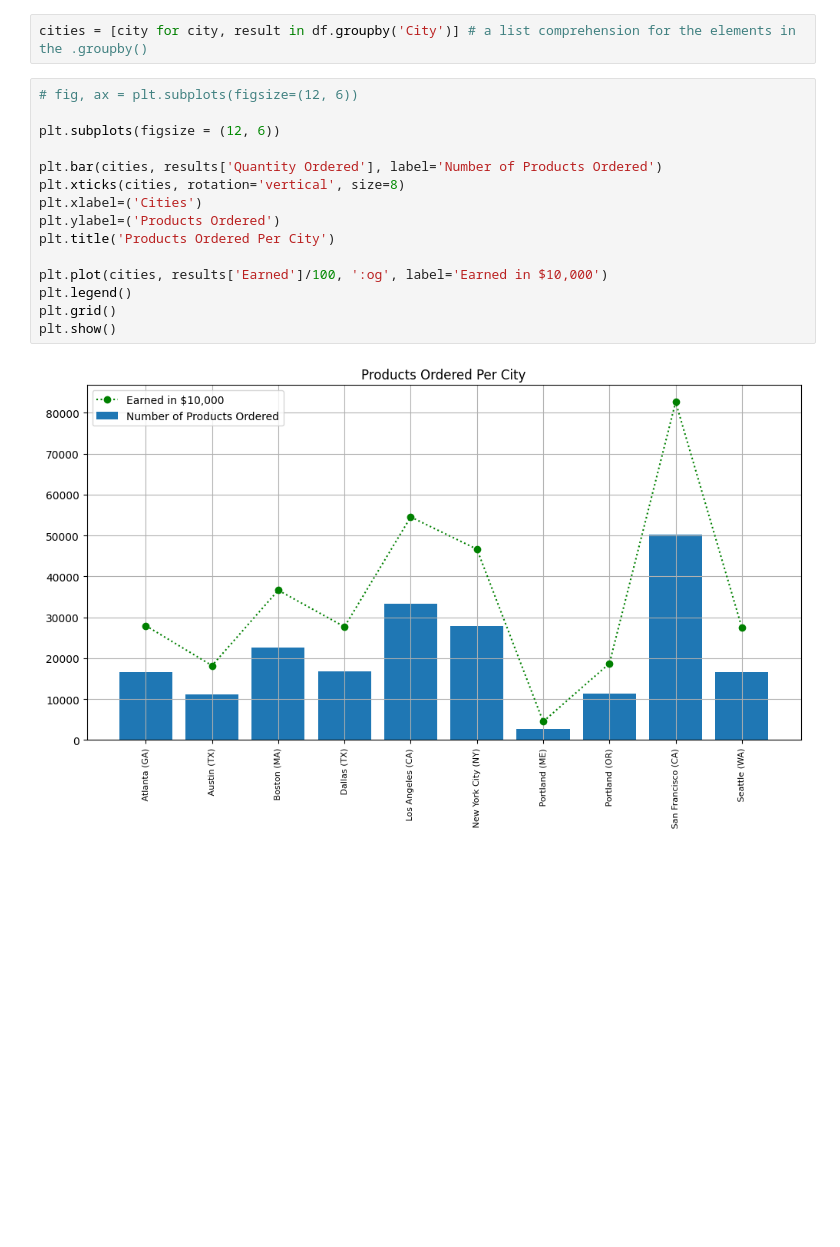
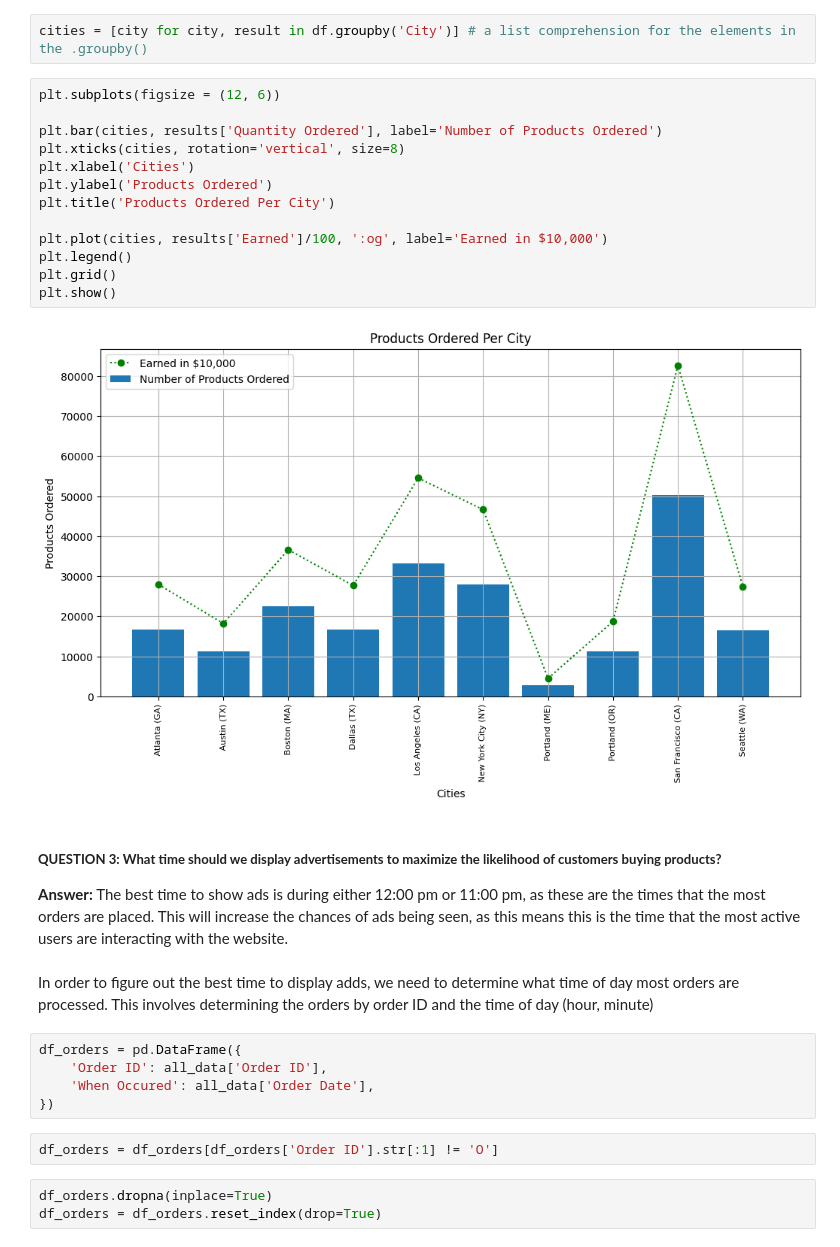
Before and after one commit to MrChristianL/Online-Sales-Data-Anaylsis, a Jupyter notebook: SalesAnalysis/Analysis.ipynb, the cells around one changed output. Drawn from its saved outputs; the diff is of its cells as text; blank space fills up the shorter version.

Commit message:
Finished questions, still need to finalize style and order of finished report

```diff
--- a/SalesAnalysis/Analysis.ipynb
+++ b/SalesAnalysis/Analysis.ipynb
@@ -263,19 +263,33 @@ To plot this, we need to have a list of just the unique values of the cities ava
 # %%
 cities = [city for city, result in df.groupby('City')] # a list comprehension for the elements in the .groupby()
 # %%
-# fig, ax = plt.subplots(figsize=(12, 6))
-
 plt.subplots(figsize = (12, 6))
 
 plt.bar(cities, results['Quantity Ordered'], label='Number of Products Ordered')
 plt.xticks(cities, rotation='vertical', size=8)
-plt.xlabel=('Cities')
-plt.ylabel=('Products Ordered')
+plt.xlabel('Cities')
+plt.ylabel('Products Ordered')
 plt.title('Products Ordered Per City')
 
 plt.plot(cities, results['Earned']/100, ':og', label='Earned in $10,000')
 plt.legend()
 plt.grid()
 plt.show()
 # %% [output]
-[figure, old version]
+[figure, new version]
+# %% [markdown]
+##### **QUESTION 3: What time should we display advertisements to maximize the likelihood of customers buying products?**
+
+**Answer:** The best time to show ads is during either 12:00 pm or 11:00 pm, as these are the times that the most orders are placed. This will increase the chances of ads being seen, as this means this is the time that the most active users are interacting with the website.
+# %% [markdown]
+In order to figure out the best time to display adds, we need to determine what time of day most orders are processed. This involves determining the orders by order ID and the time of day (hour, minute)
+# %%
+df_orders = pd.DataFrame({
+    'Order ID': all_data['Order ID'],
+    'When Occured': all_data['Order Date'],
+})
+# %%
+df_orders = df_orders[df_orders['Order ID'].str[:1] != 'O']
+# %%
+df_orders.dropna(inplace=True)
+df_orders = df_orders.reset_index(drop=True)
```
Also changed, not shown: parts of 41 cells of this notebook.
